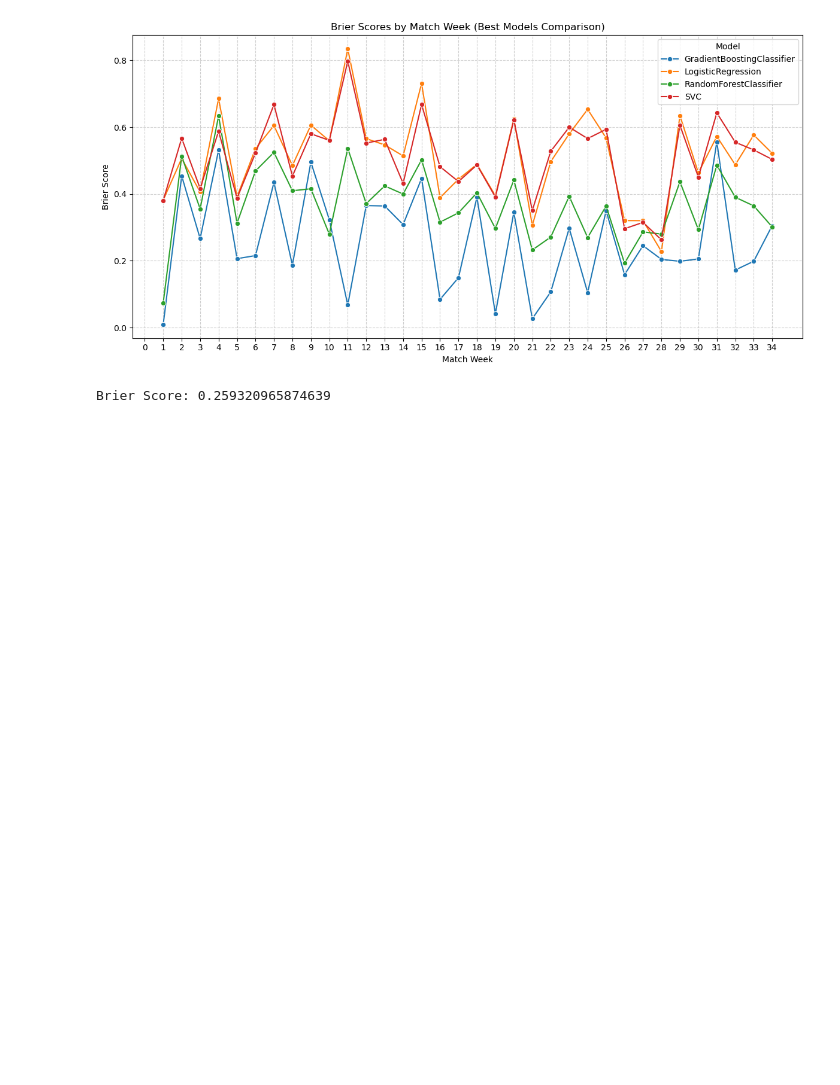
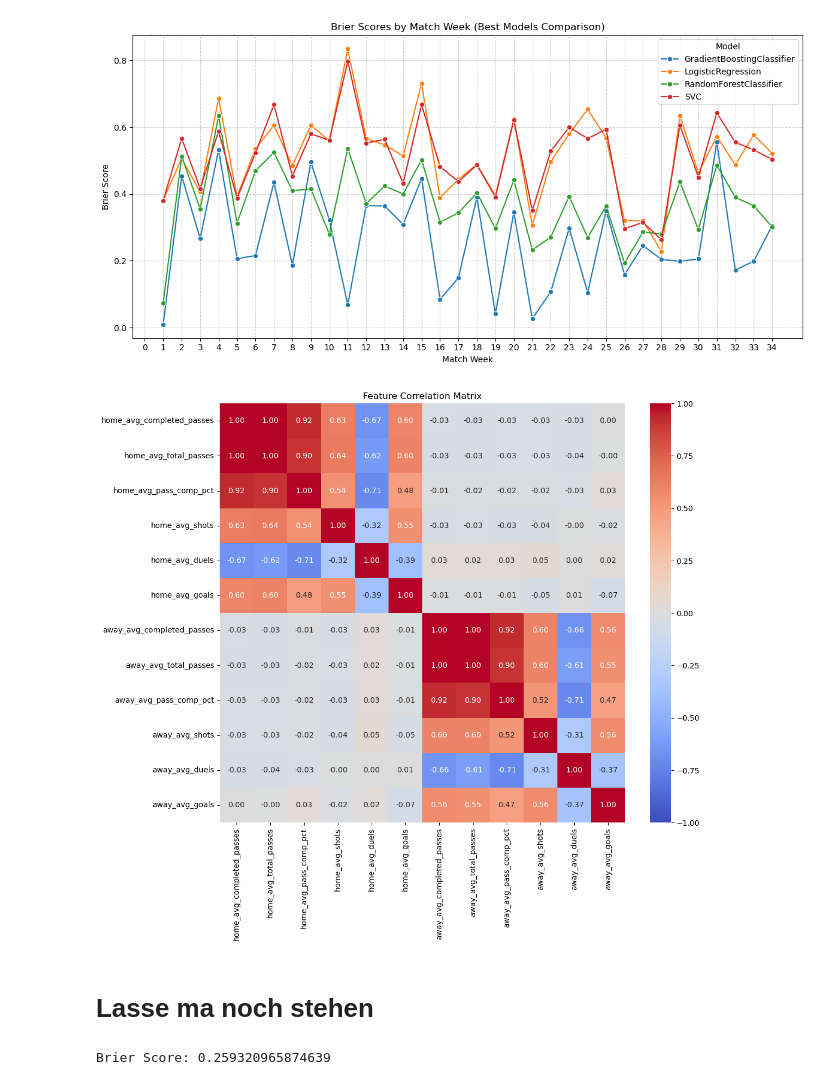
Before and after one commit to MaxPrinz98/FootballDSAI, a Jupyter notebook: Team_ranking.ipynb, the cells around one changed output. Cells and saved outputs as stored; diff of their text form; code cells hidden in the pictures; blank space fills up the shorter version.

```diff
--- a/Team_ranking.ipynb
+++ b/Team_ranking.ipynb
@@ -343,6 +343,25 @@ LogisticRegression - Overall Brier Score: 0.5124
 RandomForestClassifier - Overall Brier Score: 0.3701
 SVC - Overall Brier Score: 0.5104
 [figure]
+# %%
+# Calculate correlation matrix (numerical features only)
+corr_matrix = X_train.select_dtypes(include=['number']).corr()
+
+# Plot heatmap
+plt.figure(figsize=(12, 10))
+sns.heatmap(corr_matrix,
+            annot=True,
+            fmt=".2f",
+            cmap='coolwarm',
+            center=0,
+            vmin=-1,
+            vmax=1)
+plt.title("Feature Correlation Matrix")
+plt.show()
+# %% [output]
+[figure, added]
+# %% [markdown]
+# Lasse ma noch stehen
 # %%
 real_brier_scores2 = create_brier_scores(X_test = X_real, y_test = y_real, model = best_models['GradientBoostingClassifier'], dataset = real_bundesliga_dataset)
 
```
Also changed, not shown: 1 other file.
